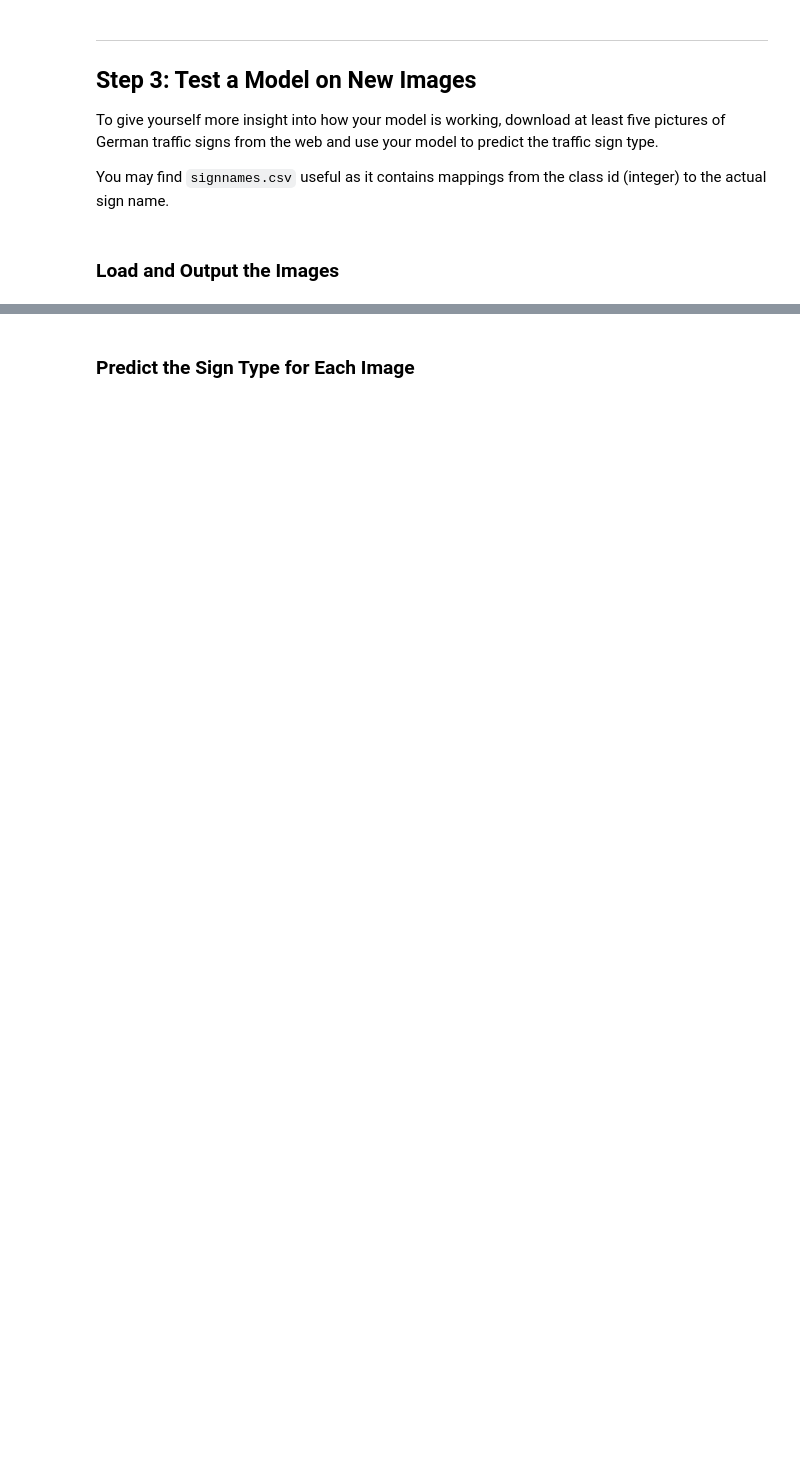
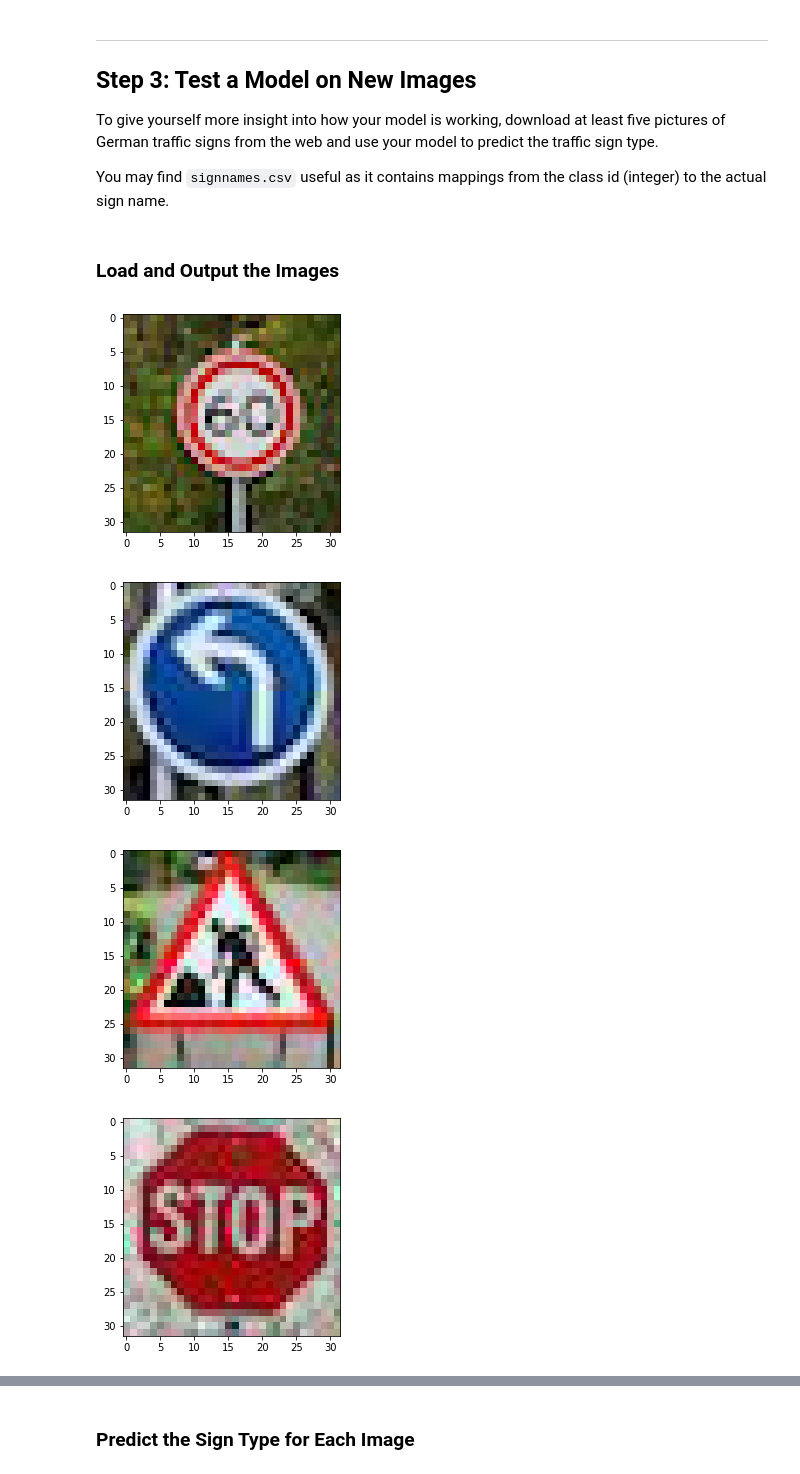
Before and after one commit to erick291992/CarND-Traffic-Sign-Classifier-Project, a Jupyter notebook: Traffic_Sign_Classifier.ipynb, the cells around one changed output, grey strips where cells are left out. Cells and saved outputs as stored; diff of their text form; code cells hidden in the pictures; blank space fills up the shorter version.

```diff
--- a/Traffic_Sign_Classifier.ipynb
+++ b/Traffic_Sign_Classifier.ipynb
@@ -251,0 +308,39 @@ You may find `signnames.csv` useful as it contains mappings from the class id (i
+# %%
+### Load the images and plot them here.
+### Feel free to use as many code cells as needed.
+
+import os
+import matplotlib.image as mpimg
+add_pics = os.listdir("add_pics/")
+# Drop the mac's created '.DS_Store' file
+add_pics = add_pics[1:6]
+
+# Show the images, add to a list to process for classifying
+add_pics_data = []
+for i in add_pics:
+#     print(i)
+    i = 'add_pics/' + i
+#     print(i)
+    image = mpimg.imread(i)
+    add_pics_data.append(image)
+    plt.imshow(image)
+    plt.show()
+
+
+# Make into numpy array for processing
+add_pics_data = np.array(add_pics_data)
+
+# First, double-check the image shape to make sure it matches the original data's 32x32x3 size
+# print(add_pics_data.shape)
+
+add_pics_data = (add_pics_data - 128) /128
+
+with tf.Session() as sess:
+    saver.restore(sess, './TSC')
+
+    new_pics_classes = sess.run(logits, feed_dict={x: add_pics_data})
+# %% [output]
+[figure, added]
+[figure, added]
+[figure, added]
+[figure, added]
```
Also changed, not shown: parts of 7 cells of this notebook, 9 other files.
